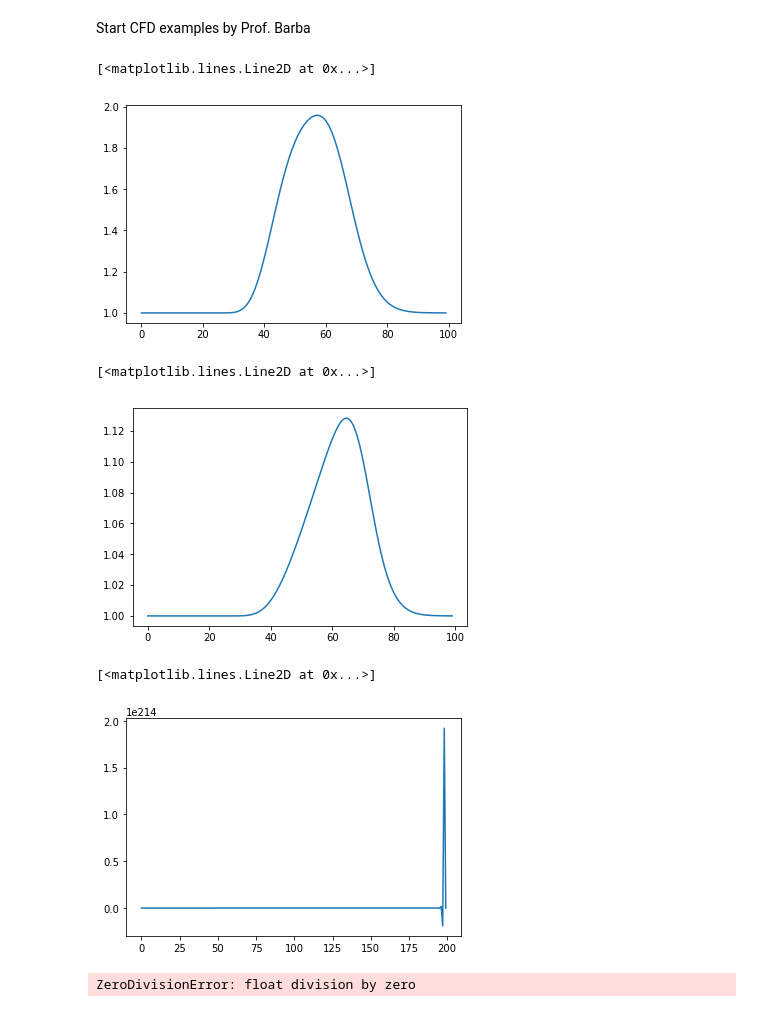
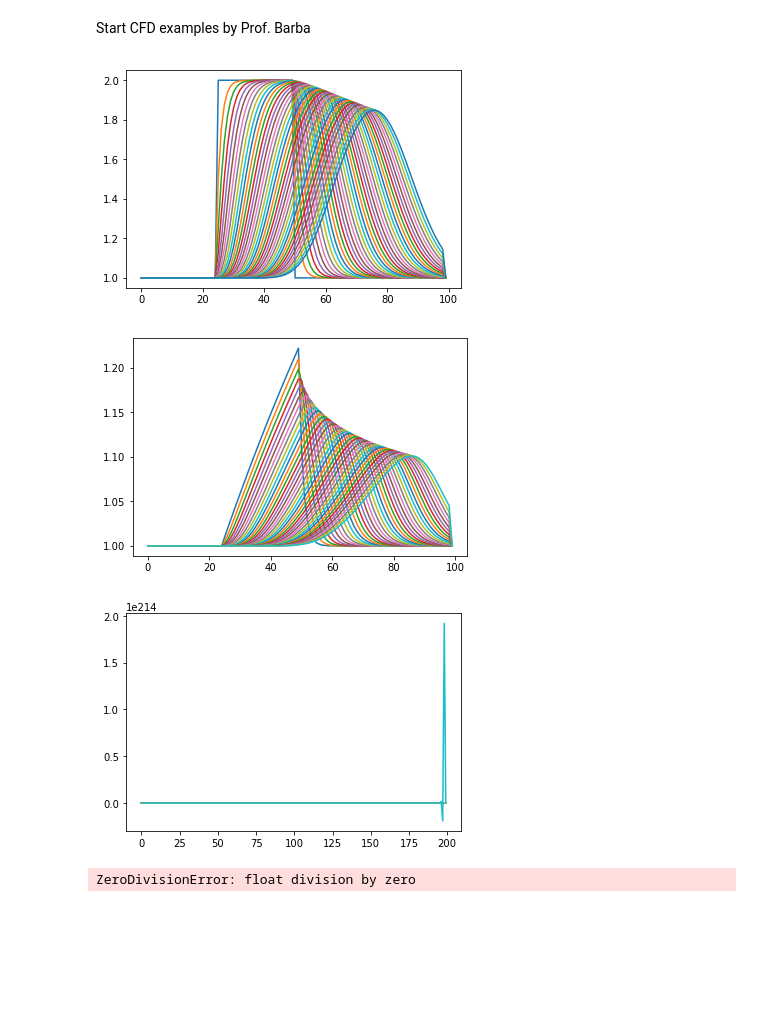
Before and after one commit to biosckon/learn_CFD, a Jupyter notebook: CFD-learn-1.ipynb, the cells around one changed output. Saved outputs shown, nothing was run; the diff lists cells and outputs as text; code cells hidden in the pictures; blank space fills up the shorter version.

```diff
--- a/CFD-learn-1.ipynb
+++ b/CFD-learn-1.ipynb
@@ -40,34 +40,39 @@ Start CFD examples by Prof. Barba
 # %%
 # 1D Linear Convection
 nx = 100 # i space index
 dx = 2.0 / (nx - 1) # domain is (0;2)
-nt = 20 # n time index
+nt = 40 # n time index
 dt = 0.01 ; c = 1
 
 u = np.zeros(nx)
 x = np.linspace(0, 2, nx)
 
 # initial conditions
 for i in range(nx):
     if 0.5 <= x[i] <= 1:
         u[i] = 2
     else:
         u[i] = 1
 
 # simulate
+us = []
+us.append(u.copy())
 for n in range(nt):
     un = u
     for i in range(1, nx-1):
         u[i] = un[i] - c * dt / dx * (un[i] - un[i - 1])
+    us.append(u.copy())
 
-plt.plot(u)
+for u in us:
+    plt.plot(u)
+
+#plt.plot(u)
 # %% [output]
-[<matplotlib.lines.Line2D at 0x...>]
-[figure, old version]
+[figure, new version]
 # %%
 # 1D Convection
 nx = 100 # i space index
-nt = 20 # n time index
+nt = 40 # n time index
 dt = 0.01
 dx = 2.0 / (nx - 1) # domain is (0;2)
 
@@ -83,15 +88,20 @@ for i in range(nx):
         u[i] = 1
 
 # simulate
+us = []
+#us.append(u.copy())
 for n in range(nt):
     un = u
     for i in range(1, nx-1):
         u[i] = un[i] - u[i] * dt / dx * (un[i] - un[i - 1])
+    us.append(u.copy())
 
-plt.plot(u)
+for u in us:
+    plt.plot(u)
+
+#plt.plot(u)
 # %% [output]
-[<matplotlib.lines.Line2D at 0x...>]
-[figure, old version]
+[figure, new version]
 # %%
 # 1D diffusion
 
@@ -112,15 +122,19 @@ for i in range(nx):
         u[i] = 1
 
 # simulate
+us = []
 for n in range(nt):
     un = u
     for i in range(1, nx-1):
-        u[i] = un[i] - vis * dt / dx / dx * (un[i+1] - 2 * un[i] + un[i-1])
+        u[i] = un[i] - vis * dt / (dx**2) * (un[i+1] - 2 * un[i] + un[i-1])
+    us.append(u.copy())
 
-plt.plot(u)
+for u in us:
+    plt.plot(u)
+
+#plt.plot(u)
 # %% [output]
-[<matplotlib.lines.Line2D at 0x...>]
-[figure, old version]
+[figure, new version]
 # %%
 # 1D - Burgers
 nx = 20; nt = 50
```
Also changed, not shown: 1 other file.
